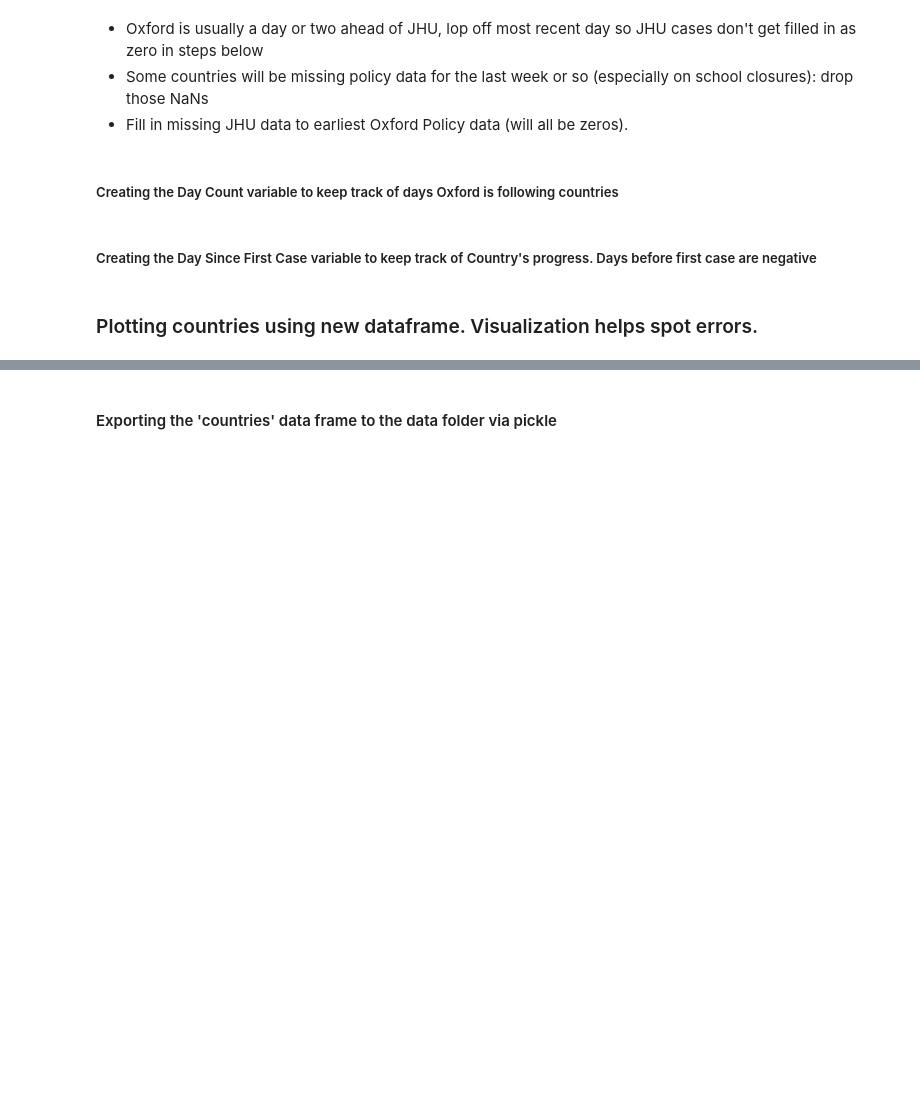
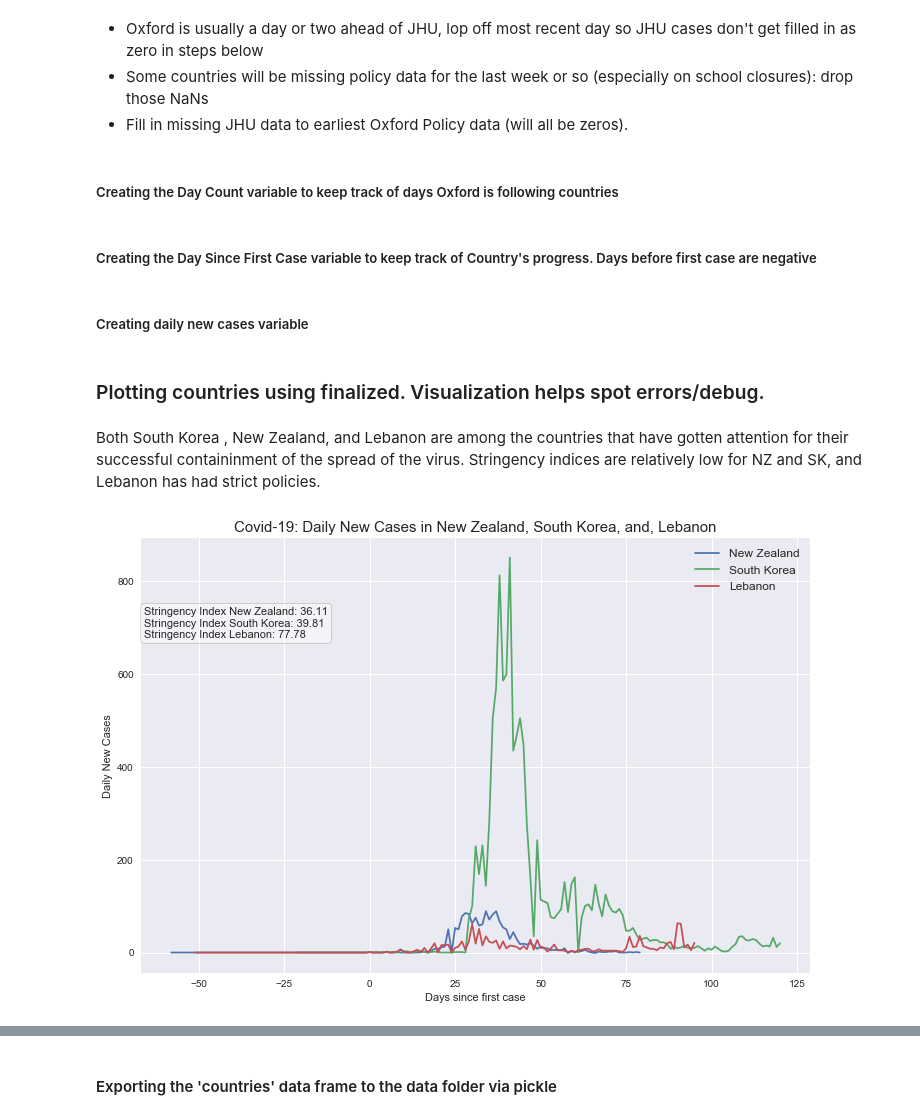
Before and after one commit to rceid/ML_Covid, a Jupyter notebook: scripts/covid dataset(new).ipynb, the cells around one changed output, grey strips where cells are left out. Saved outputs shown, nothing was run; the diff lists cells and outputs as text; code cells hidden in the pictures; blank space fills up the shorter version.

```diff
--- a/scripts/covid dataset(new).ipynb
+++ b/scripts/covid dataset(new).ipynb
@@ -205,3 +185,5 @@ countries['Days Elapsed Since First Case'] = countries['Date'] - countries['Days
 countries['Days Elapsed Since First Case'] = countries['Days Elapsed Since First Case'].astype('timedelta64[D]')
 # drop day since first case counter from jhu dataset used for the graph
 countries.drop(columns='Days since First Case', inplace=True)
+# %% [markdown]
+##### Creating daily new cases variable
@@ -208,2 +195,2 @@ countries.drop(columns='Days since First Case', inplace=True)
 # %% [markdown]
-### Plotting countries using new dataframe. Visualization helps spot errors.
+### Plotting countries using finalized. Visualization helps spot errors/debug.
@@ -209,0 +252,6 @@ countries.drop(columns='Days since First Case', inplace=True)
+# %% [markdown]
+Both South Korea , New Zealand, and Lebanon are among the countries that have gotten attention for their successful containinment of the spread of the virus. Stringency indices are relatively low for NZ and SK, and Lebanon has had strict policies.
+# %%
+plot_stats(countries, 'Daily New Cases', 'New Zealand', 'South Korea', 'Lebanon', save_output=True, y_log_scale=False)
+# %% [output]
+[figure, added]
```
Also changed, not shown: parts of 24 cells of this notebook, 6 other files.
